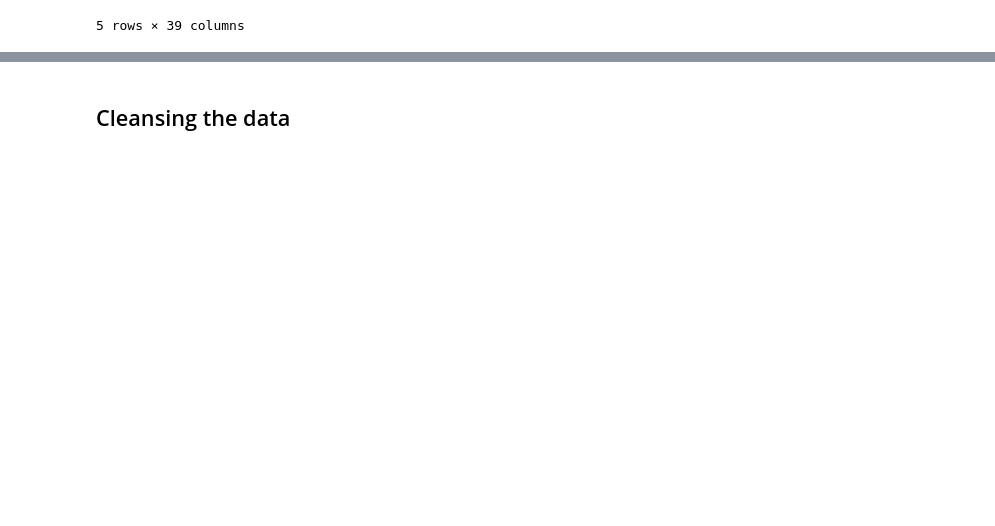
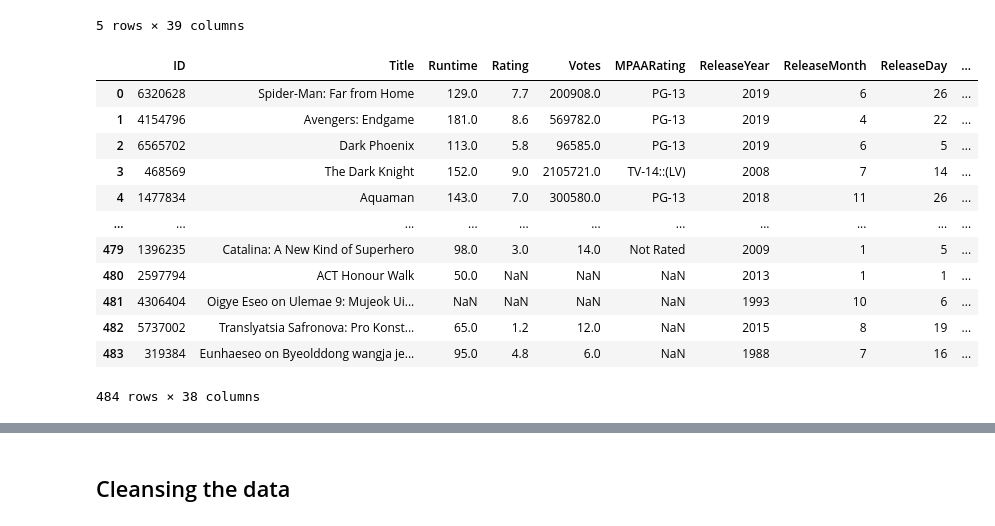
Before and after one commit to mattgraham93/DA320, a Jupyter notebook: assignments/MattGraham_MovieAnalysis.ipynb, the cells around one changed output, grey strips where cells are left out. Saved outputs shown, nothing was run; the diff lists cells and outputs as text; code cells hidden in the pictures; blank space fills up the shorter version.

```diff
--- a/assignments/MattGraham_MovieAnalysis.ipynb
+++ b/assignments/MattGraham_MovieAnalysis.ipynb
@@ -59,6 +43,20 @@ movie_df.head()
 | 4 | 627fc3f1a499847d5c32ba38 | 1477834 | Aquaman | 143.0 | 7.0 | 300580.0 | PG-13 | 2018 | 11 | ... |
 5 rows × 39 columns
 # %%
-# import superhero movies
-# movie_df = pd.read_csv('../data/imdb_superhero.csv')
-# movie_df
+# # # import superhero movies
+movie_df = pd.read_csv('../data/imdb_superhero.csv')
+movie_df
+# %% [output]
+|  | ID | Title | Runtime | Rating | Votes | MPAARating | ReleaseYear | ReleaseMonth | ReleaseDay | ... |
+| 0 | 6320628 | Spider-Man: Far from Home | 129.0 | 7.7 | 200908.0 | PG-13 | 2019 | 6 | 26 | ... |
+| 1 | 4154796 | Avengers: Endgame | 181.0 | 8.6 | 569782.0 | PG-13 | 2019 | 4 | 22 | ... |
+| 2 | 6565702 | Dark Phoenix | 113.0 | 5.8 | 96585.0 | PG-13 | 2019 | 6 | 5 | ... |
+| 3 | 468569 | The Dark Knight | 152.0 | 9.0 | 2105721.0 | TV-14::(LV) | 2008 | 7 | 14 | ... |
+| 4 | 1477834 | Aquaman | 143.0 | 7.0 | 300580.0 | PG-13 | 2018 | 11 | 26 | ... |
+| ... | ... | ... | ... | ... | ... | ... | ... | ... | ... | ... |
+| 479 | 1396235 | Catalina: A New Kind of Superhero | 98.0 | 3.0 | 14.0 | Not Rated | 2009 | 1 | 5 | ... |
+| 480 | 2597794 | ACT Honour Walk | 50.0 | NaN | NaN | NaN | 2013 | 1 | 1 | ... |
+| 481 | 4306404 | Oigye Eseo on Ulemae 9: Mujeok Ui... | NaN | NaN | NaN | NaN | 1993 | 10 | 6 | ... |
+| 482 | 5737002 | Translyatsia Safronova: Pro Konst... | 65.0 | 1.2 | 12.0 | NaN | 2015 | 8 | 19 | ... |
+| 483 | 319384 | Eunhaeseo on Byeolddong wangja je... | 95.0 | 4.8 | 6.0 | NaN | 1988 | 7 | 16 | ... |
+484 rows × 38 columns
```
Also changed, not shown: parts of 8 cells of this notebook.
